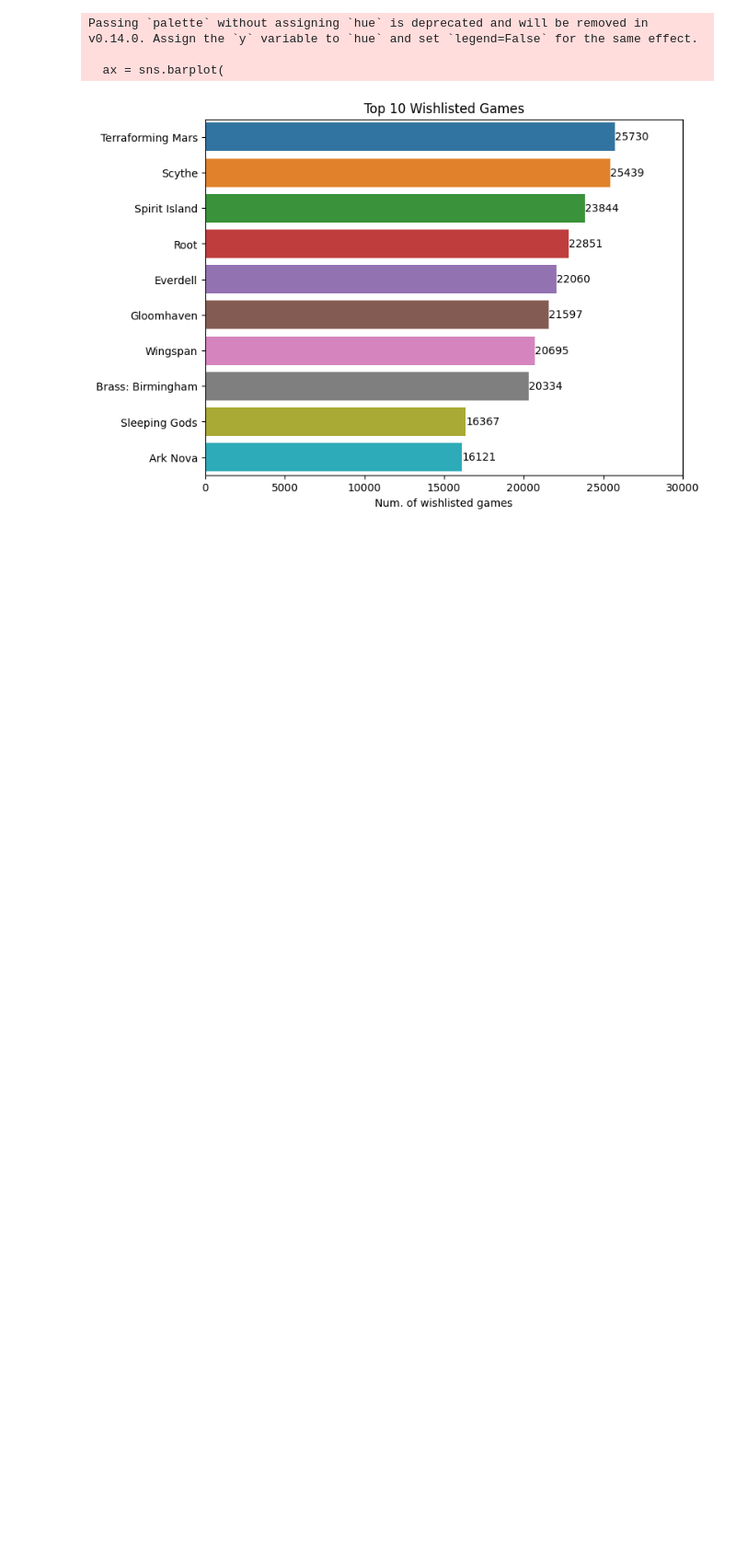
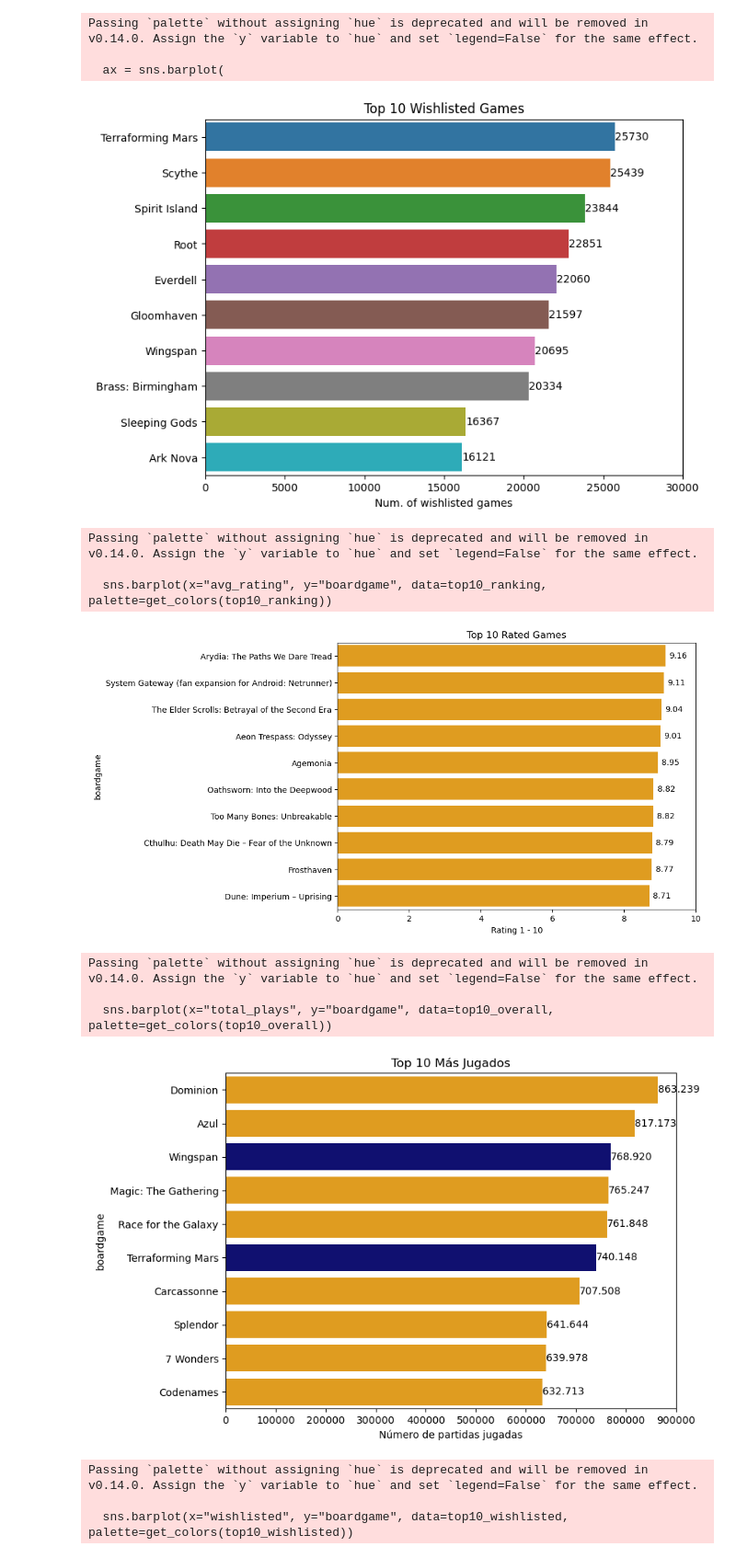
Before and after one commit to MBengochea/Project_w4, a Jupyter notebook: notebooks/code_for_graphs_ricardo.ipynb, the cells around one changed output. Shown: that part at 92% size. Drawn from its saved outputs; the diff is of its cells as text; code cells hidden in the pictures; blank space fills up the shorter version.

```diff
--- a/notebooks/code_for_graphs_ricardo.ipynb
+++ b/notebooks/code_for_graphs_ricardo.ipynb
@@ -101,3 +101,83 @@ Passing `palette` without assigning `hue` is deprecated and will be removed in v
 
   ax = sns.barplot(
 [figure]
+# %%
+import pandas as pd
+import matplotlib.pyplot as plt
+import seaborn as sns
+import yaml
+
+# --- Load config and data ---
+try:
+    with open("../config.yaml", "r") as file:
+        config = yaml.safe_load(file)
+except:
+    print("Yaml configuration file not found!")
+
+boardgames = pd.read_csv(config['input_data']['file'])
+
+# --- Top 10 lists ---
+top10_ranking = boardgames[["boardgame", "avg_rating"]].nlargest(10, "avg_rating")
+top10_overall = boardgames[["boardgame", "total_plays"]].nlargest(10, "total_plays")
+top10_wishlisted = boardgames[["boardgame", "wishlisted"]].nlargest(10, "wishlisted")
+
+# --- Count appearances across lists ---
+all_games = (
+    list(top10_ranking["boardgame"]) +
+    list(top10_overall["boardgame"]) +
+    list(top10_wishlisted["boardgame"])
+)
+
+game_counts = {}
+for game in all_games:
+    game_counts[game] = game_counts.get(game, 0) + 1
+
+# --- Color function: navy if in >1 list, orange otherwise ---
+def get_colors(df):
+    return ["navy" if game_counts.get(game, 0) > 1 else "orange" for game in df["boardgame"]]
+
+# --- Format number with dot as thousands separator ---
+def format_number(value):
+    return f"{value:,.0f}".replace(",", ".")
+
+# --- Plot: Top 10 Rated ---
+plt.figure(figsize=(8,6))
+sns.barplot(x="avg_rating", y="boardgame", data=top10_ranking, palette=get_colors(top10_ranking))
+for i, v in enumerate(top10_ranking["avg_rating"]):
+    plt.text(v + 0.1, i, f"{v:.2f}", color="black", va="center")
+plt.xlim(0, 10)
+plt.xlabel("Rating 1 - 10")
+plt.title("Top 10 Rated Games")
+plt.show()
+
+# --- Plot: Top 10 Most Played ---
+plt.figure(figsize=(8,6))
+sns.barplot(x="total_plays", y="boardgame", data=top10_overall, palette=get_colors(top10_overall))
+for i, v in enumerate(top10_overall["total_plays"]):
+    plt.text(v + 0.1, i, format_number(v), color="black", va="center")
+plt.xlim(0, 900000)
+plt.xlabel("Número de partidas jugadas")
+plt.title("Top 10 Más Jugados")
+plt.show()
+
+# --- Plot: Top 10 Wishlisted ---
+plt.figure(figsize=(8,6))
+sns.barplot(x="wishlisted", y="boardgame", data=top10_wishlisted, palette=get_colors(top10_wishlisted))
+for i, v in enumerate(top10_wishlisted["wishlisted"]):
+    plt.text(v + 0.5, i, format_number(v), color="black", va="center")
+plt.xlim(0, 30000)
+plt.xlabel("Número en lista de deseos")
+plt.title("Top 10 Más Deseados")
+plt.show()
+# %% [output]
+Passing `palette` without assigning `hue` is deprecated and will be removed in v0.14.0. Assign the `y` variable to `hue` and set `legend=False` for the same effect.
+
+  sns.barplot(x="avg_rating", y="boardgame", data=top10_ranking, palette=get_colors(top10_ranking))
+[figure, added]
+Passing `palette` without assigning `hue` is deprecated and will be removed in v0.14.0. Assign the `y` variable to `hue` and set `legend=False` for the same effect.
+
+  sns.barplot(x="total_plays", y="boardgame", data=top10_overall, palette=get_colors(top10_overall))
+[figure, added]
+Passing `palette` without assigning `hue` is deprecated and will be removed in v0.14.0. Assign the `y` variable to `hue` and set `legend=False` for the same effect.
+
+  sns.barplot(x="wishlisted", y="boardgame", data=top10_wishlisted, palette=get_colors(top10_wishlisted))
```
Also changed, not shown: parts of 1 cell of this notebook.
